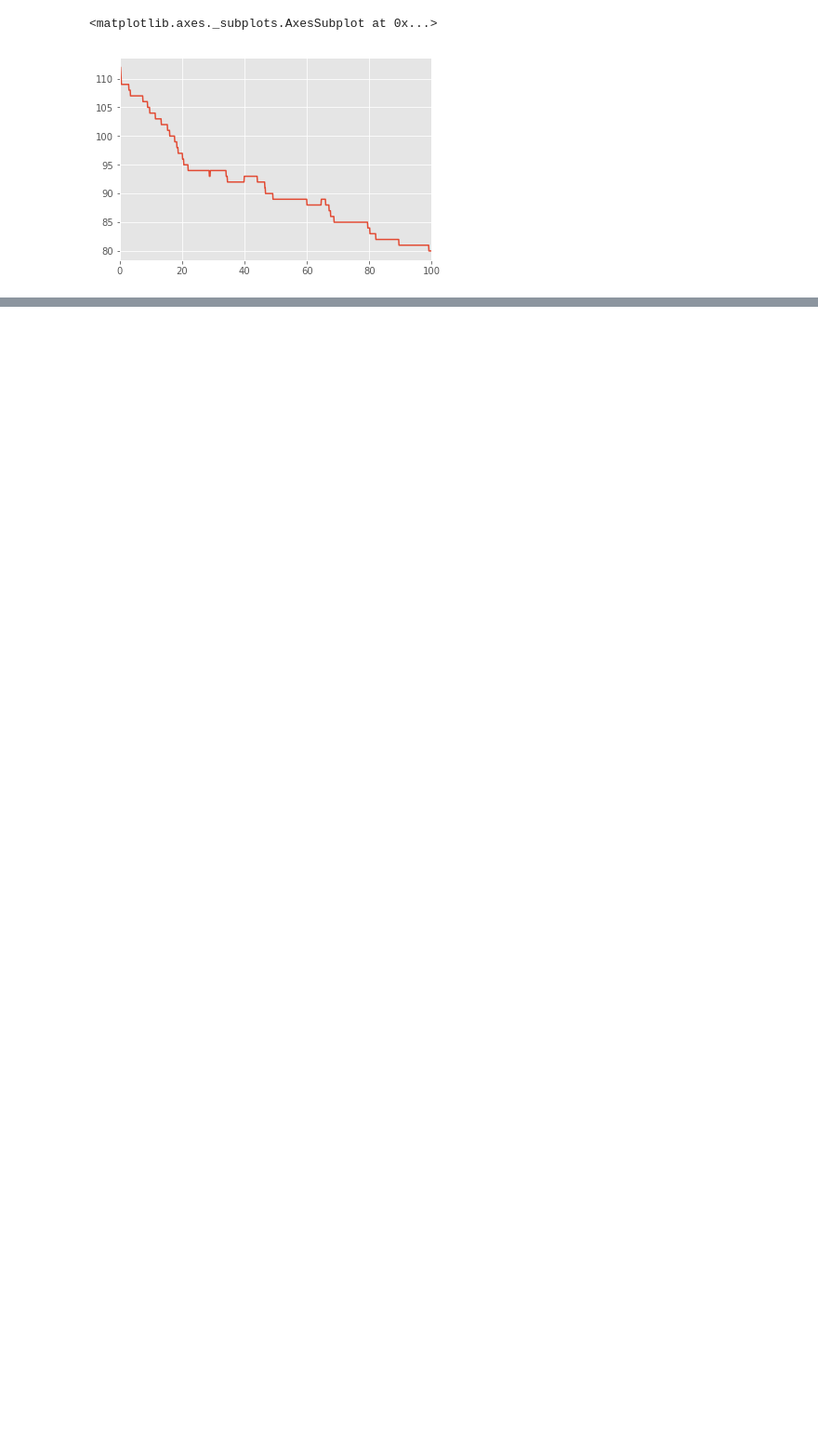
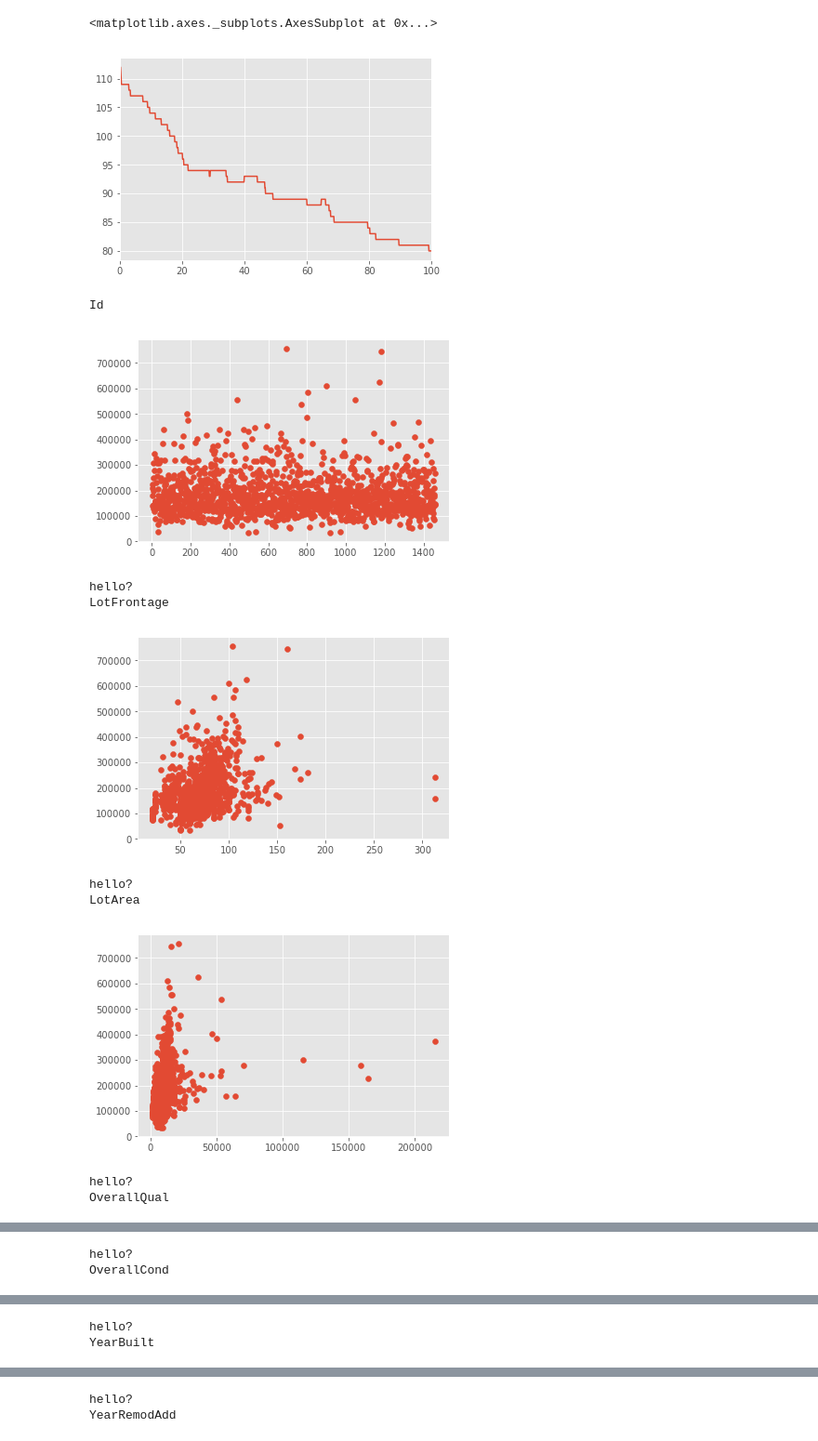
Before and after one commit to tdeason416/ds6371_group, a Jupyter notebook: notebooks/create_dummy_vars.ipynb, the cells around one changed output, grey strips where cells are left out. Shown at 93% size. Drawn from its saved outputs; the diff is of its cells as text; code cells hidden in the pictures; blank space fills up the shorter version.

```diff
--- a/notebooks/create_dummy_vars.ipynb
+++ b/notebooks/create_dummy_vars.ipynb
@@ -151,0 +176,24 @@ ax.plot(train_score)
+# %%
+for col in ncol
+# %%
+i=0
+
+while True:
+    col = num_cols[i]
+    print(col)
+    plt.scatter(houses[col], houses['SalePrice'])
+    plt.show()
+    i = i+1
+    if input('hello?') == 'x':
+        break
+# %% [output]
+Id
+[figure, added]
+hello?
+LotFrontage
+[figure, added]
+hello?
+LotArea
+[figure, added]
+hello?
+OverallQual
@@ -151,0 +201,2 @@ ax.plot(train_score)
+hello?
+OverallCond
@@ -151,0 +204,2 @@ ax.plot(train_score)
+hello?
+YearBuilt
@@ -151,0 +207,2 @@ ax.plot(train_score)
+hello?
+YearRemodAdd
```
Also changed, not shown: parts of 8 cells of this notebook, 4 other files.
